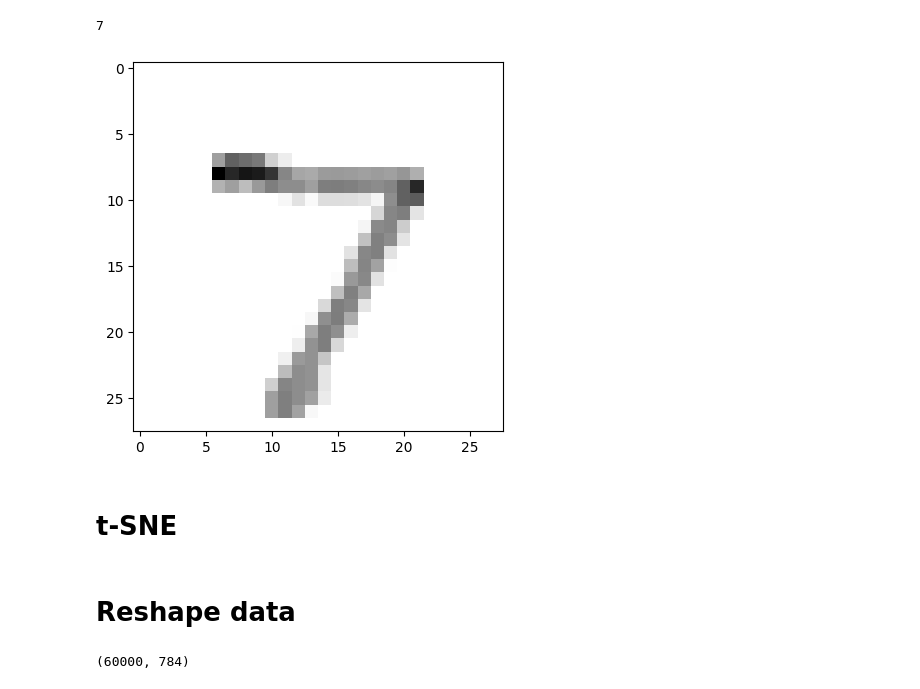
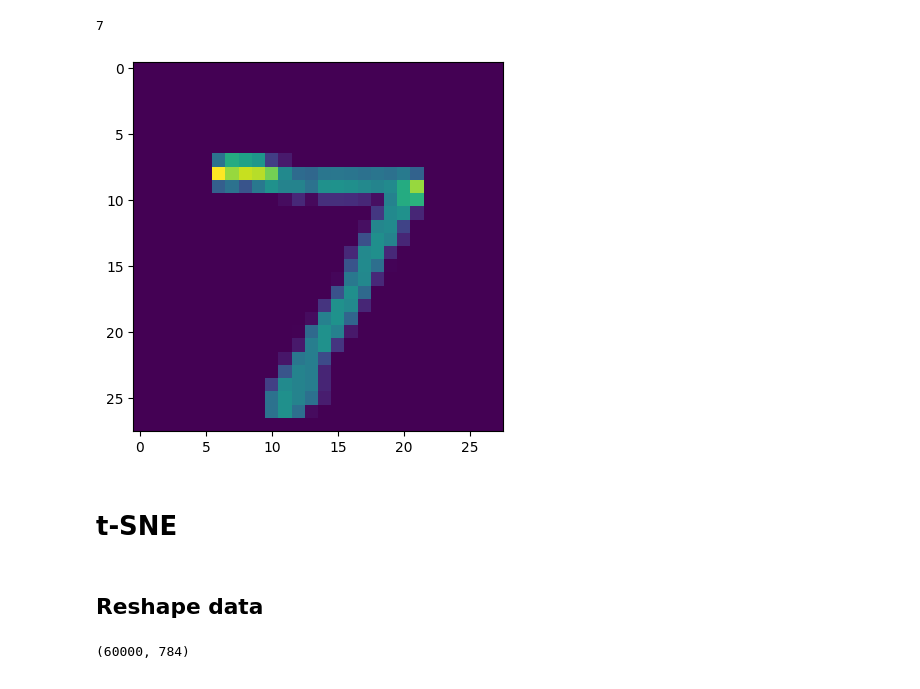
Before and after one commit to TheNewThinkTank-AI/mnist-classifier, a Jupyter notebook: mnist_modelling.ipynb, the cells around one changed output. Saved outputs shown, nothing was run; the diff lists cells and outputs as text; code cells hidden in the pictures.

```diff
--- a/mnist_modelling.ipynb
+++ b/mnist_modelling.ipynb
@@ -159,13 +203,16 @@ print(np.argmax(predictions[0]))
 7
 # %%
 # Compare with input
-plt.imshow(x_test[0], cmap=plt.cm.binary)
+plt.imshow(
+    x_test[0],
+    # cmap=plt.cm.binary
+    )
 plt.show()
 # %% [output]
-[figure, old version]
+[figure, new version]
 # %% [markdown]
 # t-SNE
 # %% [markdown]
-# Reshape data
+## Reshape data
 # %%
 # https://www.datatechnotes.com/2020/11/tsne-visualization-example-in-python.html
```
Also changed, not shown: parts of 29 cells of this notebook, 3 other files.
